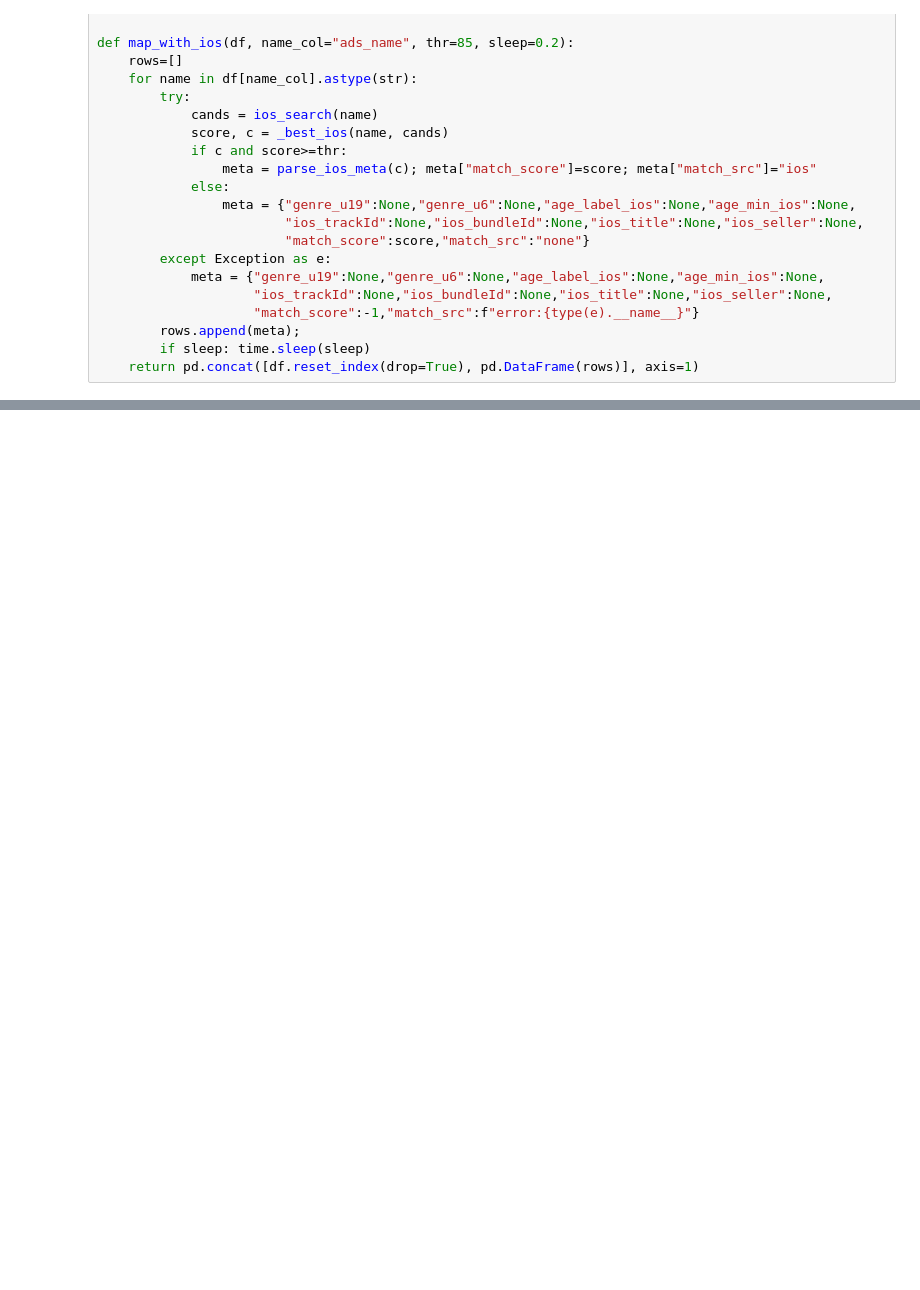
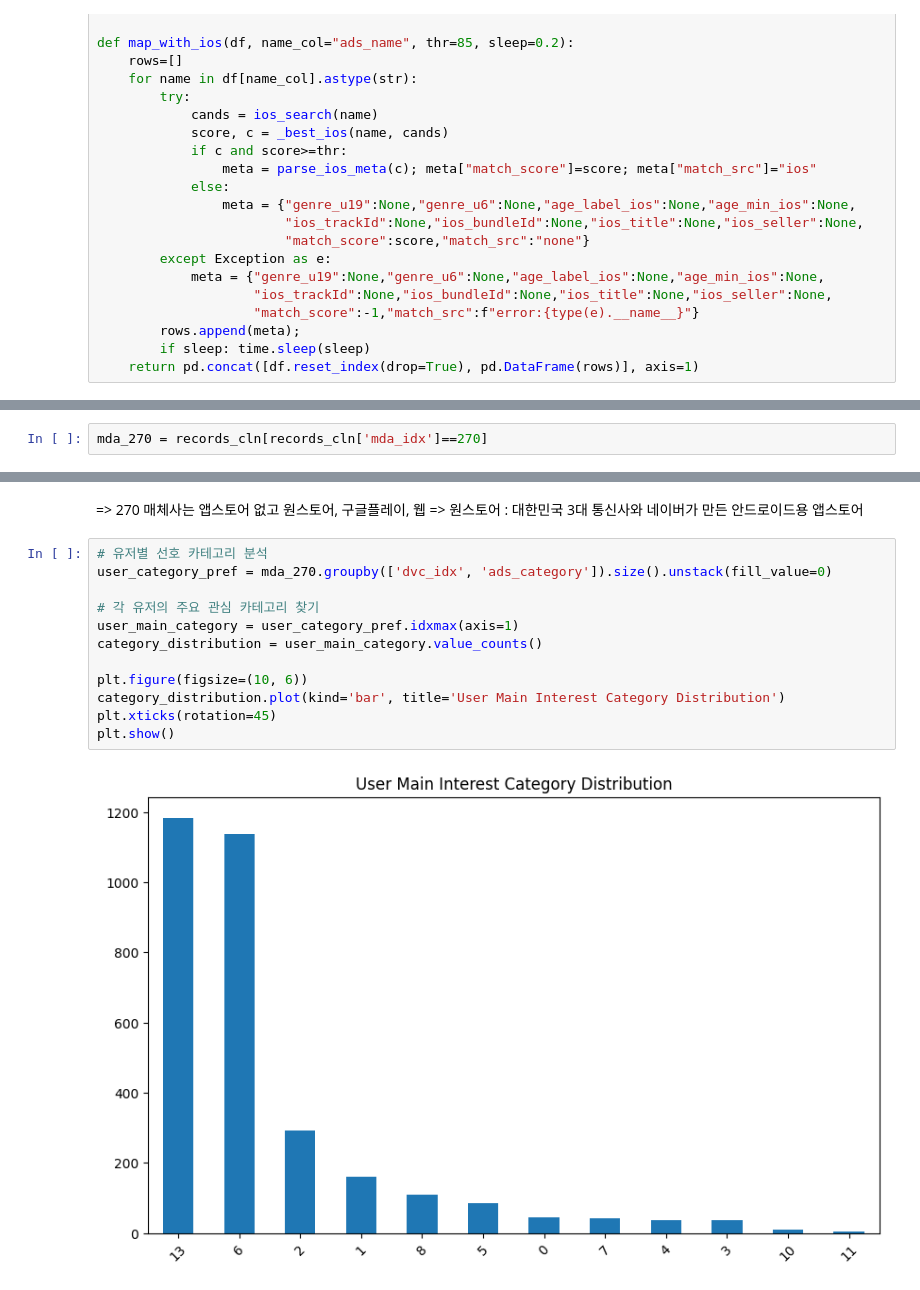
Before and after one commit to sese7414/reward_ads_project, a Jupyter notebook: Jiwon/eda.ipynb, the cells around one changed output, grey strips where cells are left out. Drawn from its saved outputs; the diff is of its cells as text; blank space fills up the shorter version.

```diff
--- a/Jiwon/eda.ipynb
+++ b/Jiwon/eda.ipynb
@@ -788,0 +1069,2 @@ def map_with_ios(df, name_col="ads_name", thr=85, sleep=0.2):
+# %%
+mda_270 = records_cln[records_cln['mda_idx']==270]
@@ -788,0 +1179,17 @@ def map_with_ios(df, name_col="ads_name", thr=85, sleep=0.2):
+# %% [markdown]
+=> 270 매체사는 앱스토어 없고 원스토어, 구글플레이, 웹
+=> 원스토어 : 대한민국 3대 통신사와 네이버가 만든 안드로이드용 앱스토어
+# %%
+# 유저별 선호 카테고리 분석
+user_category_pref = mda_270.groupby(['dvc_idx', 'ads_category']).size().unstack(fill_value=0)
+
+# 각 유저의 주요 관심 카테고리 찾기
+user_main_category = user_category_pref.idxmax(axis=1)
+category_distribution = user_main_category.value_counts()
+
+plt.figure(figsize=(10, 6))
+category_distribution.plot(kind='bar', title='User Main Interest Category Distribution')
+plt.xticks(rotation=45)
+plt.show()
+# %% [output]
+[figure, added]
```
Also changed, not shown: parts of 68 cells of this notebook.
